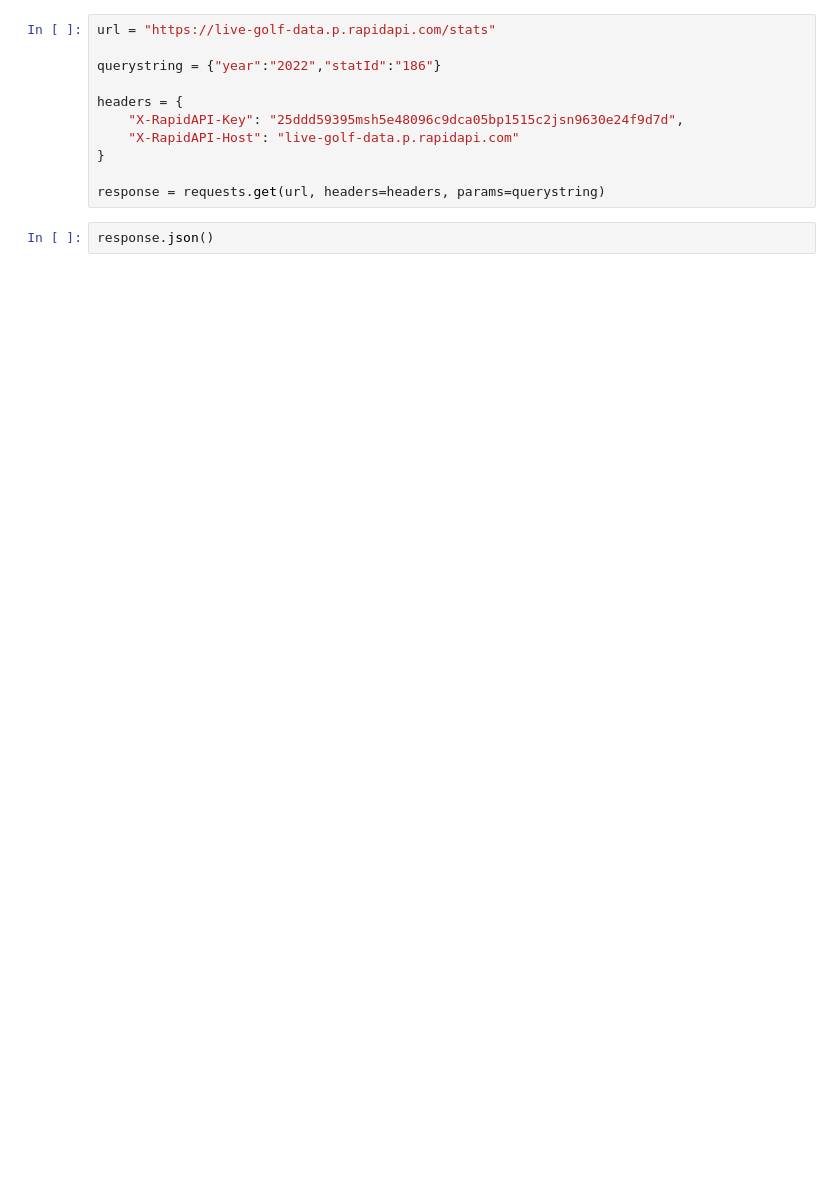
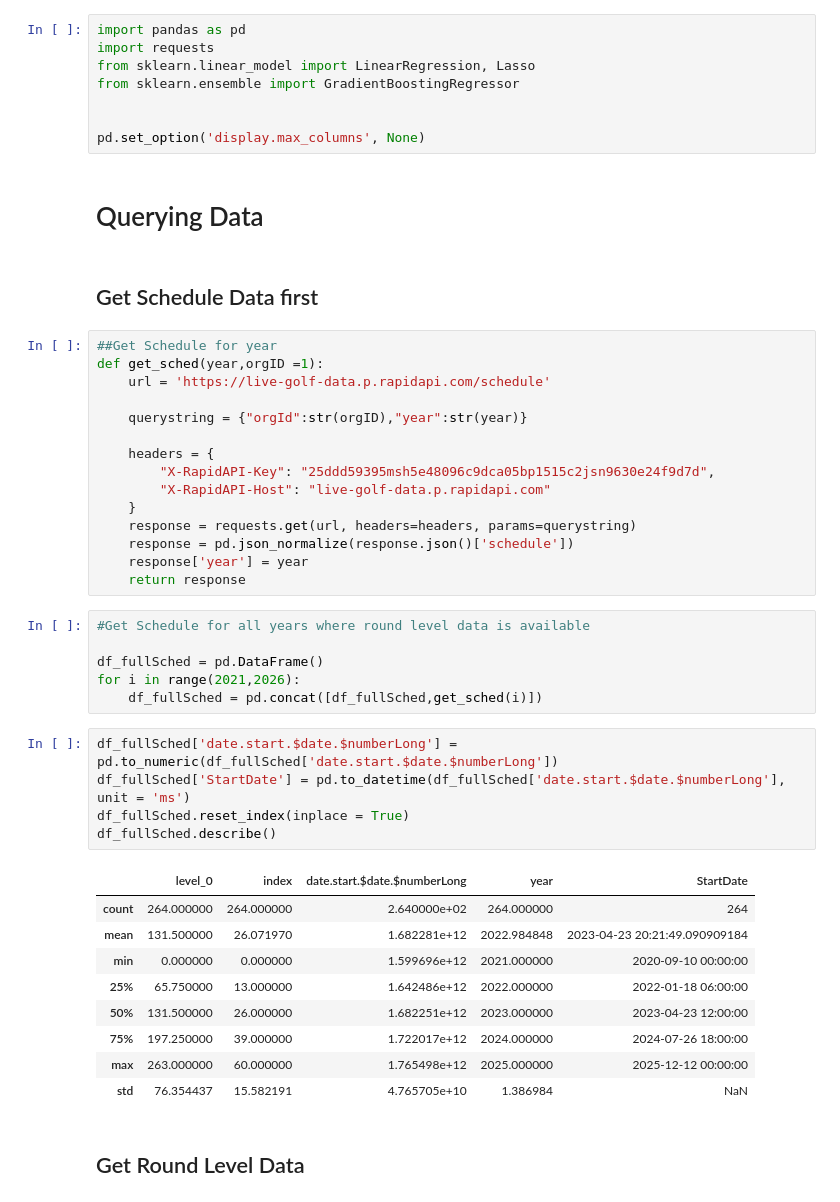
Before and after one commit to evanhk/PGA-Model, a Jupyter notebook: PGA.ipynb, the cells around one changed output. Drawn from its saved outputs; the diff is of its cells as text; blank space fills up the shorter version.

```diff
--- a/PGA.ipynb
+++ b/PGA.ipynb
@@ -4,14 +1,51 @@ import requests
+# %%
+import pandas as pd
+import requests
+from sklearn.linear_model import LinearRegression, Lasso
+from sklearn.ensemble import GradientBoostingRegressor
+
+
+pd.set_option('display.max_columns', None)
+# %% [markdown]
+# Querying Data
+# %% [markdown]
+## Get Schedule Data first
 # %%
-url = "https://live-golf-data.p.rapidapi.com/stats"
+##Get Schedule for year
+def get_sched(year,orgID =1):
+    url = 'https://live-golf-data.p.rapidapi.com/schedule'
 
-querystring = {"year":"2022","statId":"186"}
+    querystring = {"orgId":str(orgID),"year":str(year)}
 
-headers = {
-    "X-RapidAPI-Key": "25ddd59395msh5e48096c9dca05bp1515c2jsn9630e24f9d7d",
-    "X-RapidAPI-Host": "live-golf-data.p.rapidapi.com"
-}
-
-response = requests.get(url, headers=headers, params=querystring)
+    headers = {
+        "X-RapidAPI-Key": "25ddd59395msh5e48096c9dca05bp1515c2jsn9630e24f9d7d",
+        "X-RapidAPI-Host": "live-golf-data.p.rapidapi.com"
+    }
+    response = requests.get(url, headers=headers, params=querystring)
+    response = pd.json_normalize(response.json()['schedule'])
+    response['year'] = year
+    return response
-# %%
-response.json()
+# %%
+#Get Schedule for all years where round level data is available
+
+df_fullSched = pd.DataFrame()
+for i in range(2021,2026):
+    df_fullSched = pd.concat([df_fullSched,get_sched(i)])
+# %%
+df_fullSched['date.start.$date.$numberLong'] = pd.to_numeric(df_fullSched['date.start.$date.$numberLong'])
+df_fullSched['StartDate'] = pd.to_datetime(df_fullSched['date.start.$date.$numberLong'], unit = 'ms')
+df_fullSched.reset_index(inplace = True)
+df_fullSched.describe()
+# %% [output]
+|  | level_0 | index | date.start.$date.$numberLong | year | StartDate |
+| count | 264.000000 | 264.000000 | 2.640000e+02 | 264.000000 | 264 |
+| mean | 131.500000 | 26.071970 | 1.682281e+12 | 2022.984848 | 2023-04-23 20:21:49.090909184 |
+| min | 0.000000 | 0.000000 | 1.599696e+12 | 2021.000000 | 2020-09-10 00:00:00 |
+| 25% | 65.750000 | 13.000000 | 1.642486e+12 | 2022.000000 | 2022-01-18 06:00:00 |
+| 50% | 131.500000 | 26.000000 | 1.682251e+12 | 2023.000000 | 2023-04-23 12:00:00 |
+| 75% | 197.250000 | 39.000000 | 1.722017e+12 | 2024.000000 | 2024-07-26 18:00:00 |
+| max | 263.000000 | 60.000000 | 1.765498e+12 | 2025.000000 | 2025-12-12 00:00:00 |
+| std | 76.354437 | 15.582191 | 4.765705e+10 | 1.386984 | NaN |
+# %% [markdown]
+## Get Round Level Data
 # %%
```
Also changed, not shown: parts of 20 cells of this notebook.
